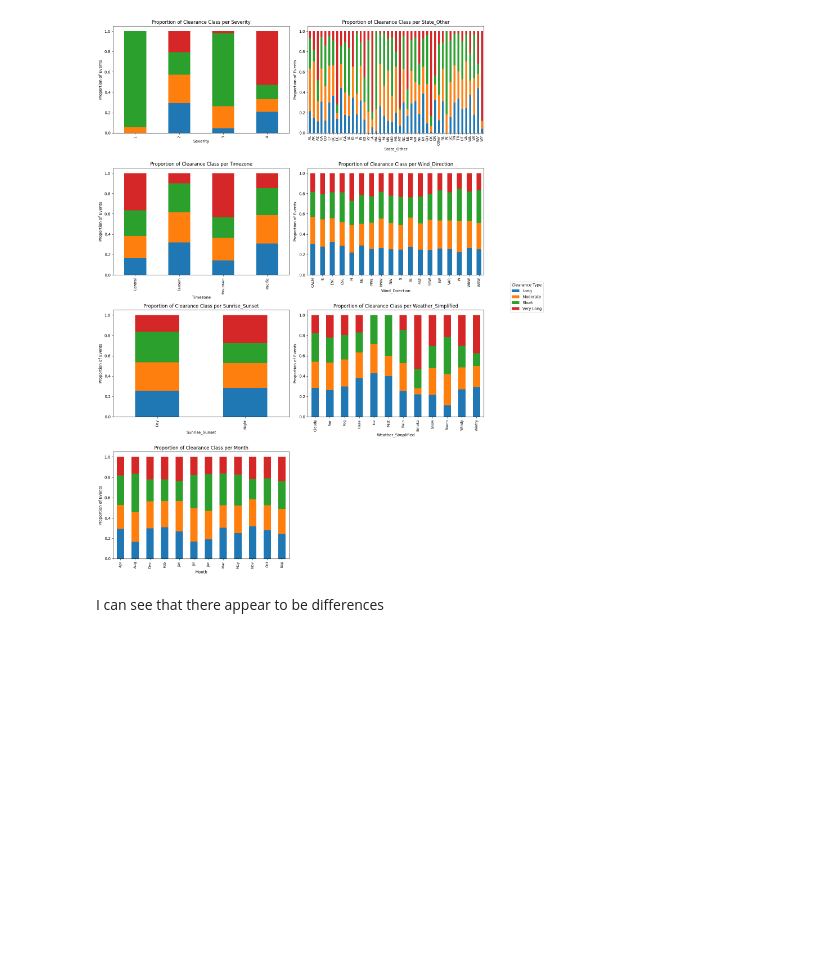
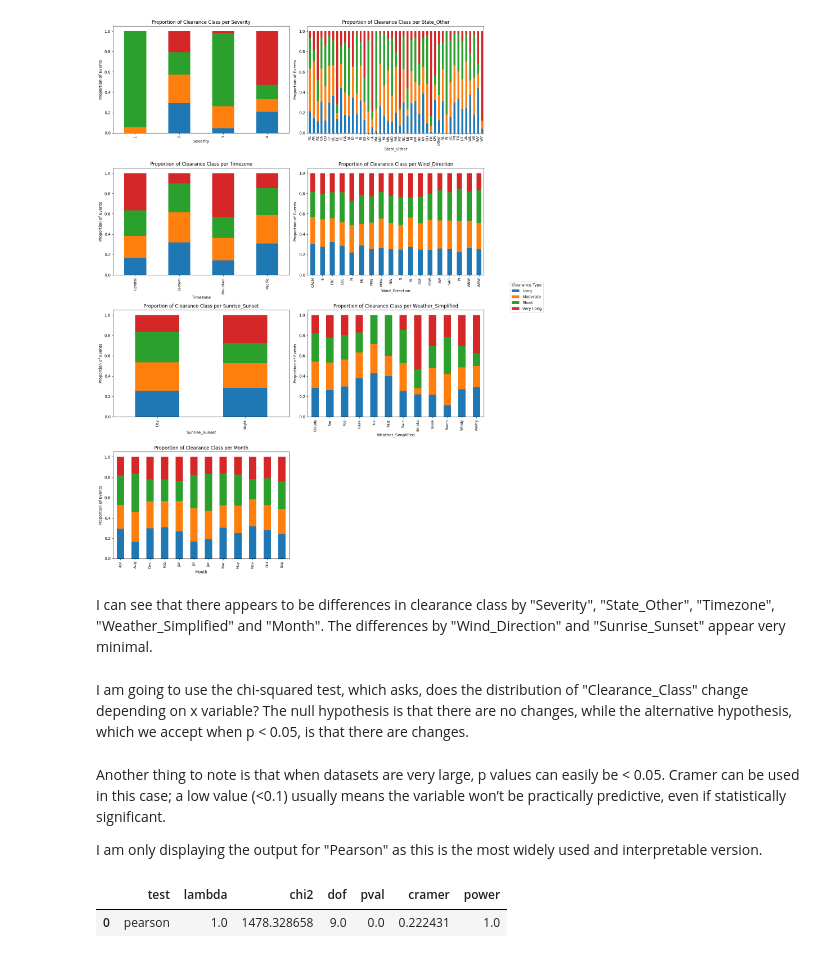
Before and after one commit to Sonya-J00/US_Accidents_ML_Project, a Jupyter notebook: jupyter_notebooks/EDA.ipynb, the cells around one changed output. Drawn from its saved outputs; the diff is of its cells as text; code cells hidden in the pictures; blank space fills up the shorter version.

Commit message:
chi-squared test complete

```diff
--- a/jupyter_notebooks/EDA.ipynb
+++ b/jupyter_notebooks/EDA.ipynb
@@ -433,5 +433,17 @@ plt.tight_layout()
 plt.show()
 # %% [output]
 [figure]
-# %% [markdown]
-I can see that there appear to be differences
+# %% [markdown]
+I can see that there appears to be differences in clearance class by "Severity", "State_Other", "Timezone", "Weather_Simplified" and "Month". The differences by "Wind_Direction" and "Sunrise_Sunset" appear very minimal.
+# %% [markdown]
+I am going to use the chi-squared test, which asks, does the distribution of "Clearance_Class" change depending on x variable? The null hypothesis is that there are no changes, while the alternative hypothesis, which we accept when p < 0.05, is that there are changes.
+# %% [markdown]
+Another thing to note is that when datasets are very large, p values can easily be < 0.05. Cramer can be used in this case; a low value (<0.1) usually means the variable won’t be practically predictive, even if statistically significant.
+
+I am only displaying the output for "Pearson" as this is the most widely used and interpretable version.
+# %%
+expected, observed, stats = pg.chi2_independence(data=df, x='Severity', y='Clearance_Class')
+stats[stats['test'] == 'pearson']
+# %% [output]
+|  | test | lambda | chi2 | dof | pval | cramer | power |
+| 0 | pearson | 1.0 | 1478.328658 | 9.0 | 0.0 | 0.222431 | 1.0 |
```
Also changed, not shown: parts of 14 cells of this notebook.
